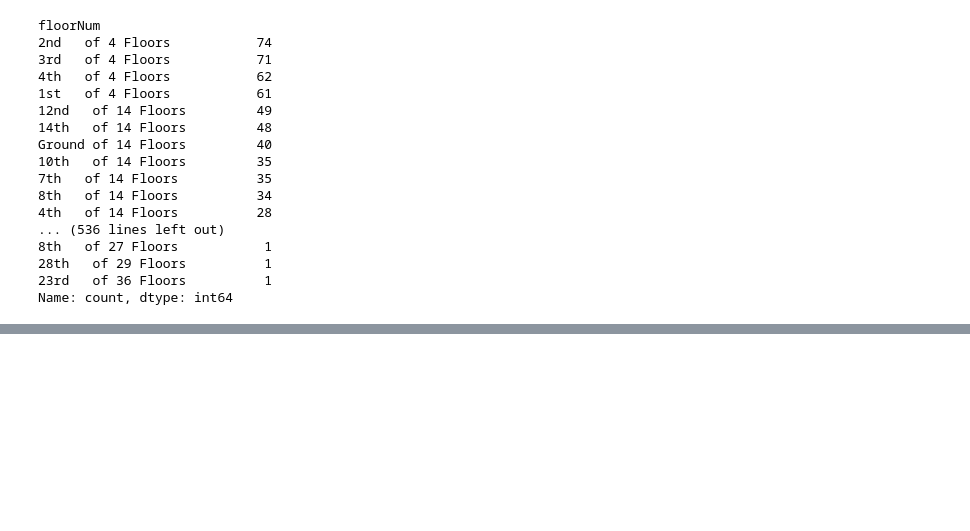
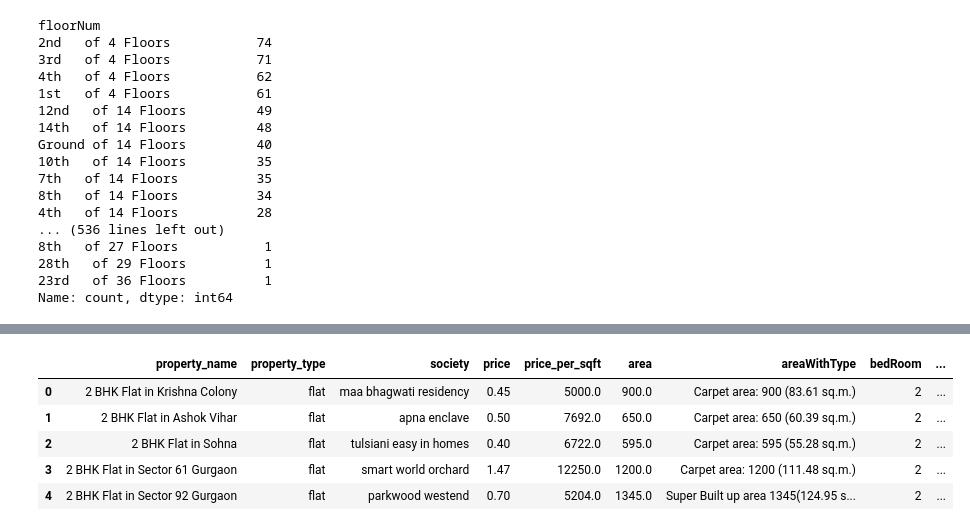
Before and after one commit to Apurba1903/Machine_Learning_Based_Real_Estate_System, a Jupyter notebook: DataCleaning/data-preprocessing-flats.ipynb, the cells around one changed output, grey strips where cells are left out. Cells and saved outputs as stored; diff of their text form; code cells hidden in the pictures; blank space fills up the shorter version.

Commit message:
flats data cleaned

```diff
--- a/DataCleaning/data-preprocessing-flats.ipynb
+++ b/DataCleaning/data-preprocessing-flats.ipynb
@@ -374,0 +385,2 @@ Name: count, dtype: int64
+# %%
+df['floorNum'] = df['floorNum'].str.split(' ').str.get(0).replace('Ground', '0').str.replace('Basement', '-1').str.replace('Lower', '0').str.extract(r'(\d+)')
@@ -374,0 +415,2 @@ Name: count, dtype: int64
+# %%
+df['facing'].fillna('NA', inplace=True)
@@ -374,0 +431,13 @@ Name: count, dtype: int64
+# %%
+df.insert(loc=4, column='area', value=round((df['price']*10000000)/df['price_per_sqft']))
+# %%
+df.insert(loc=1, column='property_type', value='flat')
+# %%
+df.head()
+# %% [output]
+|  | property_name | property_type | society | price | price_per_sqft | area | areaWithType | bedRoom | ... |
+| 0 | 2 BHK Flat in Krishna Colony | flat | maa bhagwati residency | 0.45 | 5000.0 | 900.0 | Carpet area: 900 (83.61 sq.m.) | 2 | ... |
+| 1 | 2 BHK Flat in Ashok Vihar | flat | apna enclave | 0.50 | 7692.0 | 650.0 | Carpet area: 650 (60.39 sq.m.) | 2 | ... |
+| 2 | 2 BHK Flat in Sohna | flat | tulsiani easy in homes | 0.40 | 6722.0 | 595.0 | Carpet area: 595 (55.28 sq.m.) | 2 | ... |
+| 3 | 2 BHK Flat in Sector 61 Gurgaon | flat | smart world orchard | 1.47 | 12250.0 | 1200.0 | Carpet area: 1200 (111.48 sq.m.) | 2 | ... |
+| 4 | 2 BHK Flat in Sector 92 Gurgaon | flat | parkwood westend | 0.70 | 5204.0 | 1345.0 | Super Built up area 1345(124.95 s... | 2 | ... |
```
Also changed, not shown: parts of 9 cells of this notebook.
